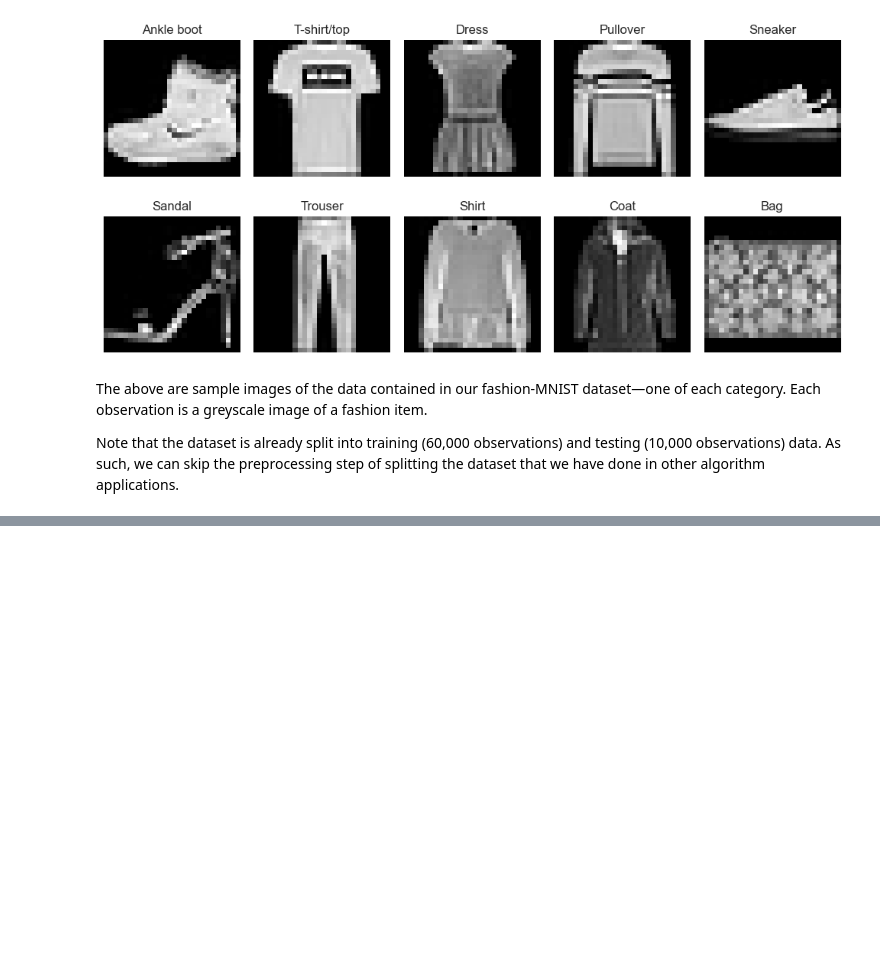
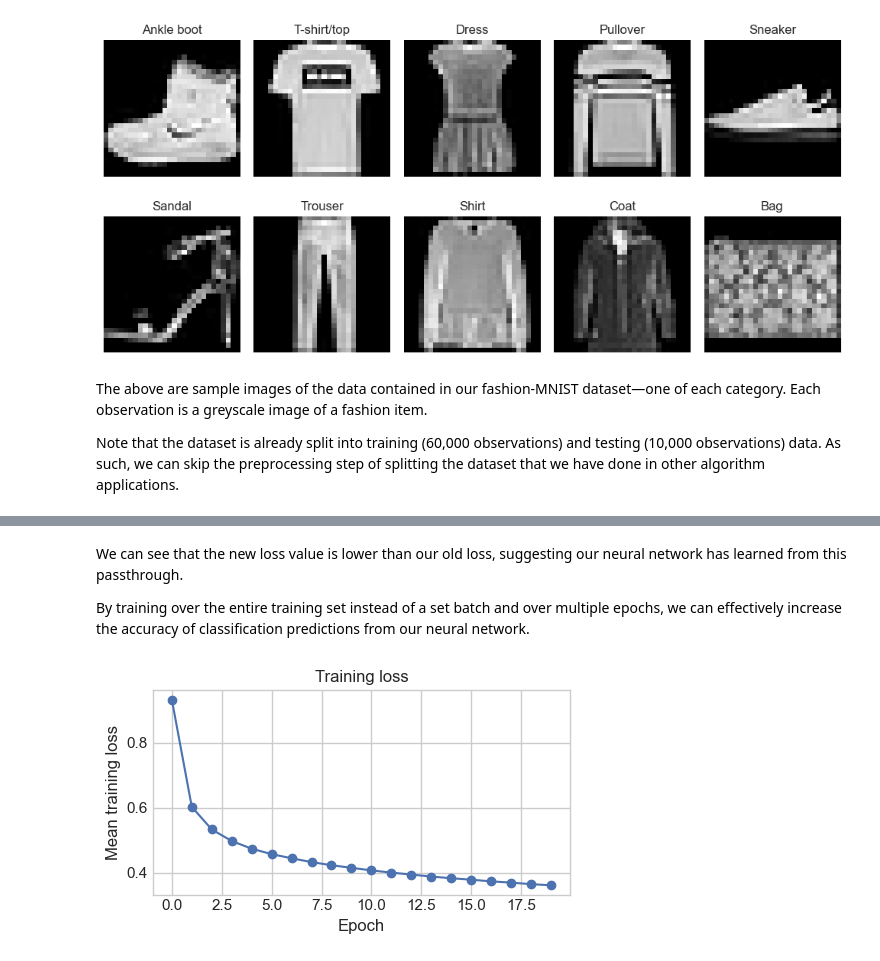
Before and after one commit to jonathanwoo17/INDE-577-F25, a Jupyter notebook: notebooks/3_neural_network_demo.ipynb, the cells around one changed output, grey strips where cells are left out. Saved outputs shown, nothing was run; the diff lists cells and outputs as text; code cells hidden in the pictures; blank space fills up the shorter version.

```diff
--- a/notebooks/3_neural_network_demo.ipynb
+++ b/notebooks/3_neural_network_demo.ipynb
@@ -82,0 +213,14 @@ Note that the dataset is already split into training (60,000 observations) and t
+# %% [markdown]
+We can see that the new loss value is lower than our old loss, suggesting our neural network has learned from this passthrough.
+
+By training over the entire training set instead of a set batch and over multiple epochs, we can effectively increase the accuracy of classification predictions from our neural network.
+# %%
+# Train network on the full training set
+model.train(X_train_scaled, train_labels)
+
+plt.figure(figsize=(5,3))
+plt.plot(model.loss_history_, marker="o")
+plt.xlabel("Epoch"); plt.ylabel("Mean training loss"); plt.title("Training loss")
+plt.tight_layout(); plt.show()
+# %% [output]
+[figure, added]
```
Also changed, not shown: parts of 22 cells of this notebook, 2 other files.
